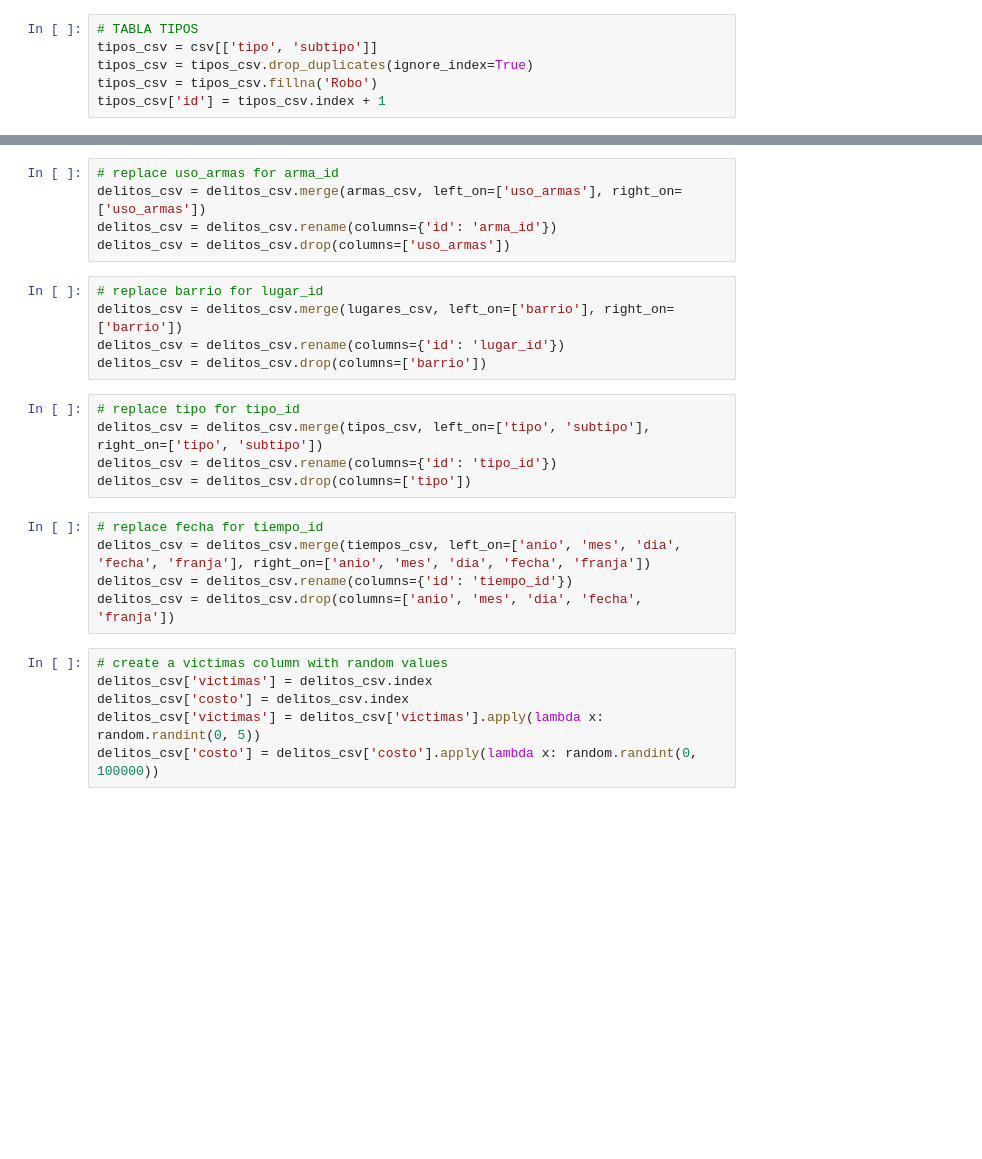
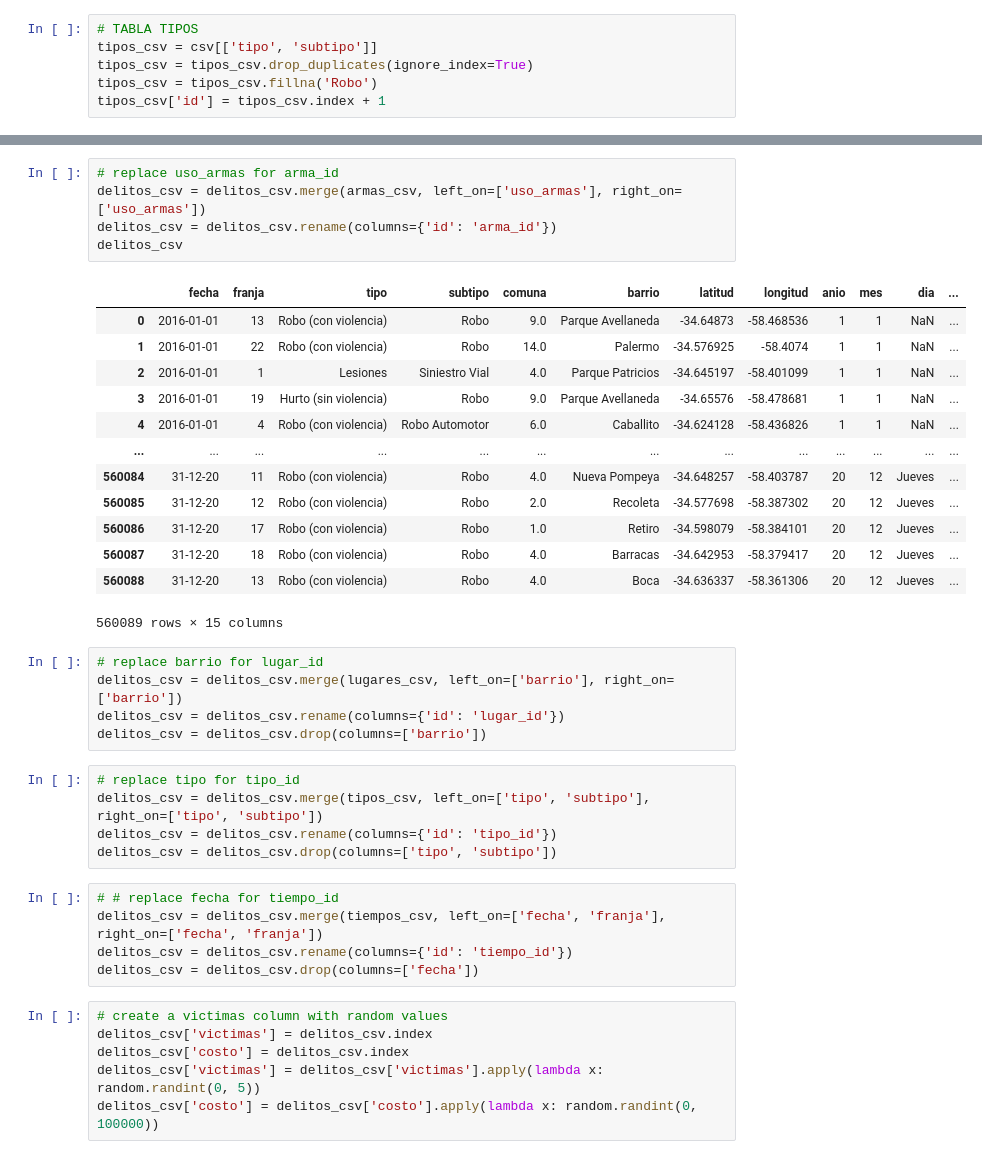
Before and after one commit to danrigoli/analisis-info, a Jupyter notebook: transform.ipynb, the cells around one changed output, grey strips where cells are left out. Cells and saved outputs as stored; diff of their text form; blank space fills up the shorter version.

```diff
--- a/transform.ipynb
+++ b/transform.ipynb
@@ -52,8 +129,22 @@ delitos_csv = csv
 # %%
 # replace uso_armas for arma_id
 delitos_csv = delitos_csv.merge(armas_csv, left_on=['uso_armas'], right_on=['uso_armas'])
 delitos_csv = delitos_csv.rename(columns={'id': 'arma_id'})
-delitos_csv = delitos_csv.drop(columns=['uso_armas'])
+delitos_csv
+# %% [output]
+|  | fecha | franja | tipo | subtipo | comuna | barrio | latitud | longitud | anio | mes | dia | ... |
+| 0 | 2016-01-01 | 13 | Robo (con violencia) | Robo | 9.0 | Parque Avellaneda | -34.64873 | -58.468536 | 1 | 1 | NaN | ... |
+| 1 | 2016-01-01 | 22 | Robo (con violencia) | Robo | 14.0 | Palermo | -34.576925 | -58.4074 | 1 | 1 | NaN | ... |
+| 2 | 2016-01-01 | 1 | Lesiones | Siniestro Vial | 4.0 | Parque Patricios | -34.645197 | -58.401099 | 1 | 1 | NaN | ... |
+| 3 | 2016-01-01 | 19 | Hurto (sin violencia) | Robo | 9.0 | Parque Avellaneda | -34.65576 | -58.478681 | 1 | 1 | NaN | ... |
+| 4 | 2016-01-01 | 4 | Robo (con violencia) | Robo Automotor | 6.0 | Caballito | -34.624128 | -58.436826 | 1 | 1 | NaN | ... |
+| ... | ... | ... | ... | ... | ... | ... | ... | ... | ... | ... | ... | ... |
+| 560084 | 31-12-20 | 11 | Robo (con violencia) | Robo | 4.0 | Nueva Pompeya | -34.648257 | -58.403787 | 20 | 12 | Jueves | ... |
+| 560085 | 31-12-20 | 12 | Robo (con violencia) | Robo | 2.0 | Recoleta | -34.577698 | -58.387302 | 20 | 12 | Jueves | ... |
+| 560086 | 31-12-20 | 17 | Robo (con violencia) | Robo | 1.0 | Retiro | -34.598079 | -58.384101 | 20 | 12 | Jueves | ... |
+| 560087 | 31-12-20 | 18 | Robo (con violencia) | Robo | 4.0 | Barracas | -34.642953 | -58.379417 | 20 | 12 | Jueves | ... |
+| 560088 | 31-12-20 | 13 | Robo (con violencia) | Robo | 4.0 | Boca | -34.636337 | -58.361306 | 20 | 12 | Jueves | ... |
+560089 rows × 15 columns
 # %%
 # replace barrio for lugar_id
 delitos_csv = delitos_csv.merge(lugares_csv, left_on=['barrio'], right_on=['barrio'])
@@ -63,12 +154,12 @@ delitos_csv = delitos_csv.drop(columns=['barrio'])
 # replace tipo for tipo_id
 delitos_csv = delitos_csv.merge(tipos_csv, left_on=['tipo', 'subtipo'], right_on=['tipo', 'subtipo'])
 delitos_csv = delitos_csv.rename(columns={'id': 'tipo_id'})
-delitos_csv = delitos_csv.drop(columns=['tipo'])
+delitos_csv = delitos_csv.drop(columns=['tipo', 'subtipo'])
 # %%
-# replace fecha for tiempo_id
-delitos_csv = delitos_csv.merge(tiempos_csv, left_on=['anio', 'mes', 'dia', 'fecha', 'franja'], right_on=['anio', 'mes', 'dia', 'fecha', 'franja'])
+# # replace fecha for tiempo_id
+delitos_csv = delitos_csv.merge(tiempos_csv, left_on=['fecha', 'franja'], right_on=['fecha', 'franja'])
 delitos_csv = delitos_csv.rename(columns={'id': 'tiempo_id'})
-delitos_csv = delitos_csv.drop(columns=['anio', 'mes', 'dia', 'fecha', 'franja'])
+delitos_csv = delitos_csv.drop(columns=['fecha'])
 # %%
 # create a victimas column with random values
 delitos_csv['victimas'] = delitos_csv.index
```
Also changed, not shown: parts of 9 cells of this notebook, 10 other files.
